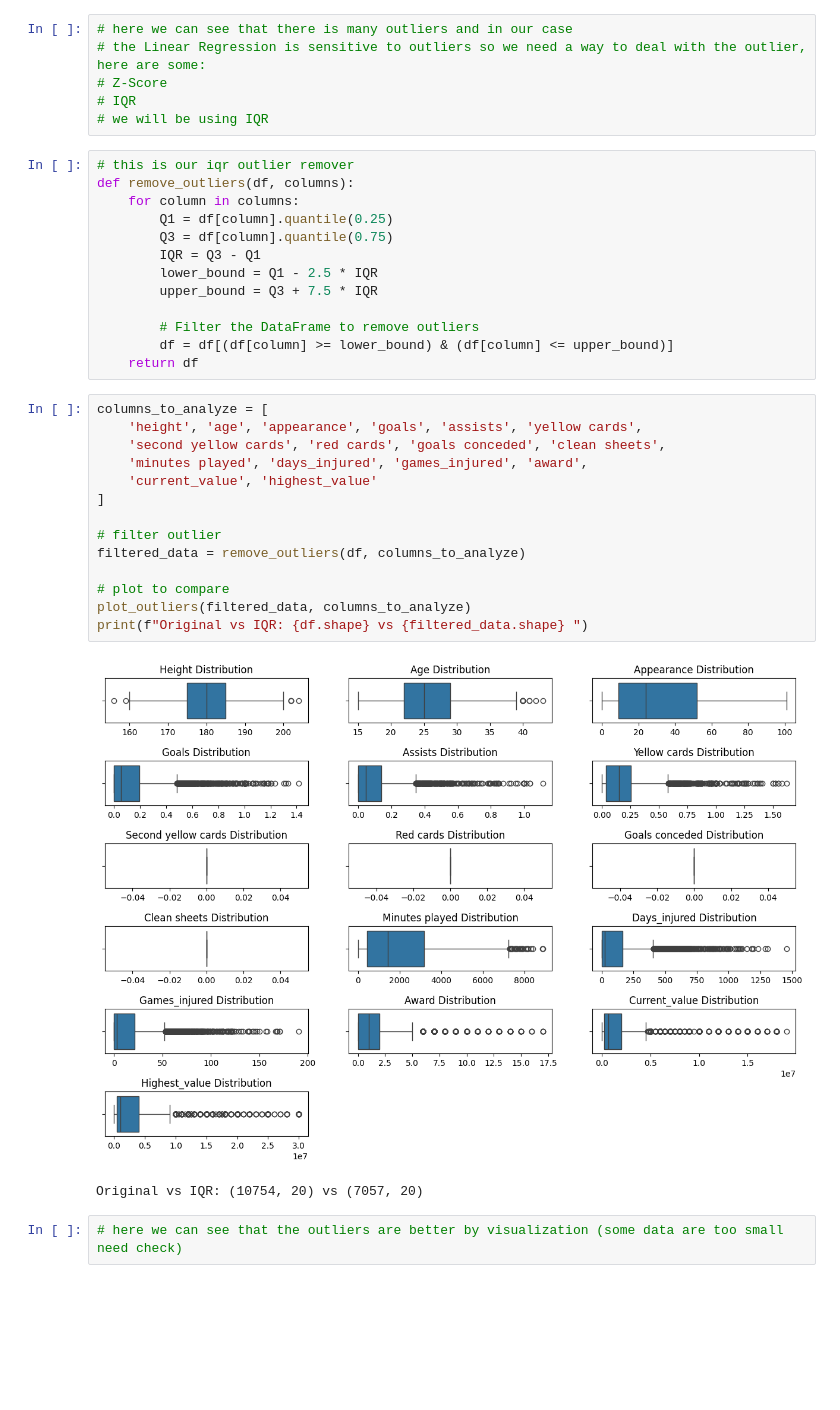
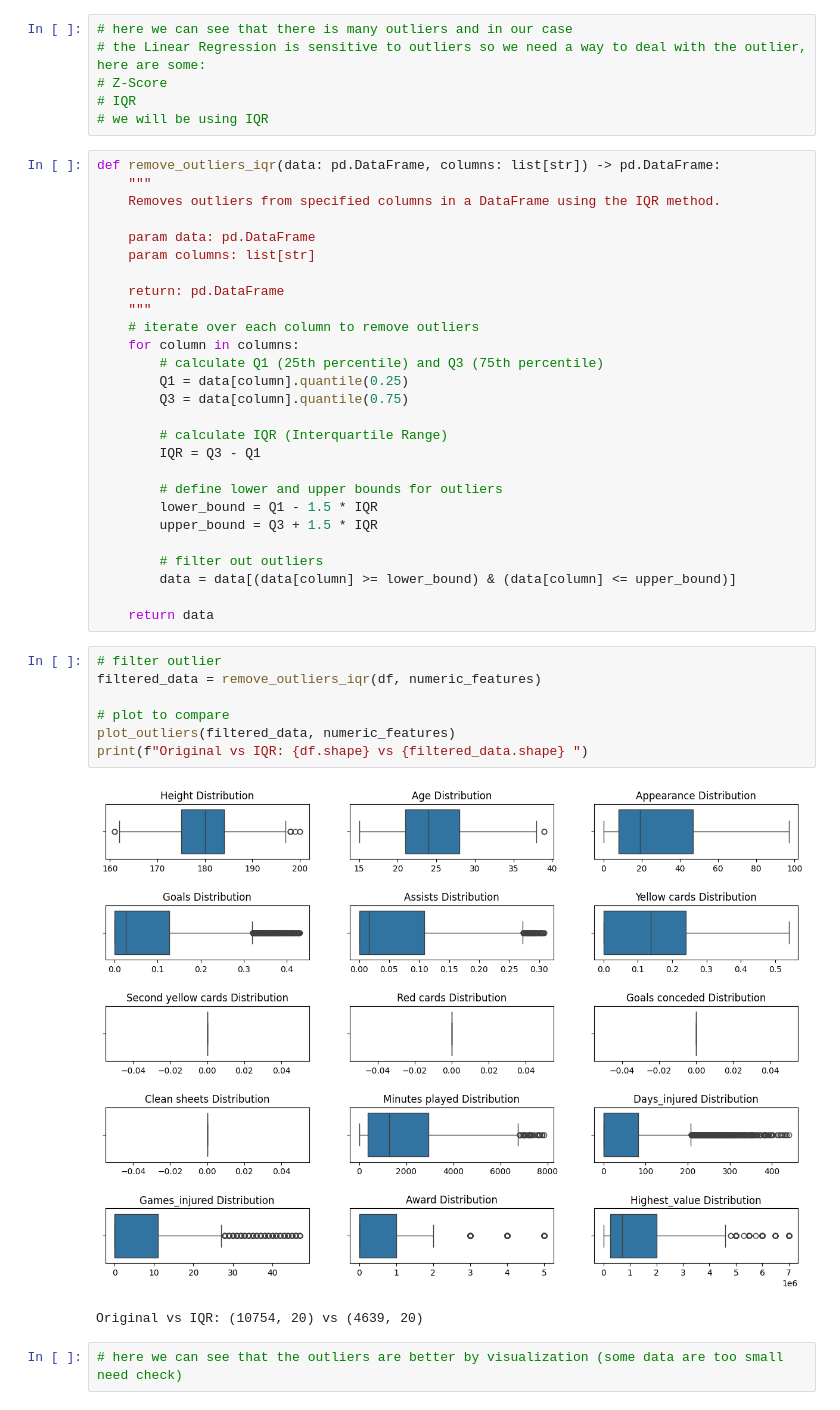
Before and after one commit to Tuwaiq-DS-ML-bootcamp-V-6/Use-case-7, a Jupyter notebook: ML_Linear_Regression.ipynb, the cells around one changed output. Saved outputs shown, nothing was run; the diff lists cells and outputs as text; blank space fills up the shorter version.

```diff
--- a/ML_Linear_Regression.ipynb
+++ b/ML_Linear_Regression.ipynb
@@ -190,36 +190,43 @@ plot_outliers(df, numeric_features)
 # Z-Score
 # IQR
 # we will be using IQR
-# %%
-# this is our iqr outlier remover
-def remove_outliers(df, columns):
-    for column in columns:
-        Q1 = df[column].quantile(0.25)
-        Q3 = df[column].quantile(0.75)
-        IQR = Q3 - Q1
-        lower_bound = Q1 - 2.5 * IQR
-        upper_bound = Q3 + 7.5 * IQR
-
-        # Filter the DataFrame to remove outliers
-        df = df[(df[column] >= lower_bound) & (df[column] <= upper_bound)]
-    return df
+# %%
+def remove_outliers_iqr(data: pd.DataFrame, columns: list[str]) -> pd.DataFrame:
+    """
+    Removes outliers from specified columns in a DataFrame using the IQR method.
+
+    param data: pd.DataFrame
+    param columns: list[str]
+
+    return: pd.DataFrame
+    """
+    # iterate over each column to remove outliers
+    for column in columns:
+        # calculate Q1 (25th percentile) and Q3 (75th percentile)
+        Q1 = data[column].quantile(0.25)
+        Q3 = data[column].quantile(0.75)
+
+        # calculate IQR (Interquartile Range)
+        IQR = Q3 - Q1
+
+        # define lower and upper bounds for outliers
+        lower_bound = Q1 - 1.5 * IQR
+        upper_bound = Q3 + 1.5 * IQR
+
+        # filter out outliers
+        data = data[(data[column] >= lower_bound) & (data[column] <= upper_bound)]
+
+    return data
 # %%
-columns_to_analyze = [
-    'height', 'age', 'appearance', 'goals', 'assists', 'yellow cards',
-    'second yellow cards', 'red cards', 'goals conceded', 'clean sheets',
-    'minutes played', 'days_injured', 'games_injured', 'award',
-    'current_value', 'highest_value'
-]
-
 # filter outlier
-filtered_data = remove_outliers(df, columns_to_analyze)
+filtered_data = remove_outliers_iqr(df, numeric_features)
 
 # plot to compare
-plot_outliers(filtered_data, columns_to_analyze)
+plot_outliers(filtered_data, numeric_features)
 print(f"Original vs IQR: {df.shape} vs {filtered_data.shape} ")
 # %% [output]
-[figure, old version]
+[figure, new version]
-Original vs IQR: (10754, 20) vs (7057, 20)
+Original vs IQR: (10754, 20) vs (4639, 20)
 # %%
 # here we can see that the outliers are better by visualization (some data are too small need check)
 # %% [markdown]
```
